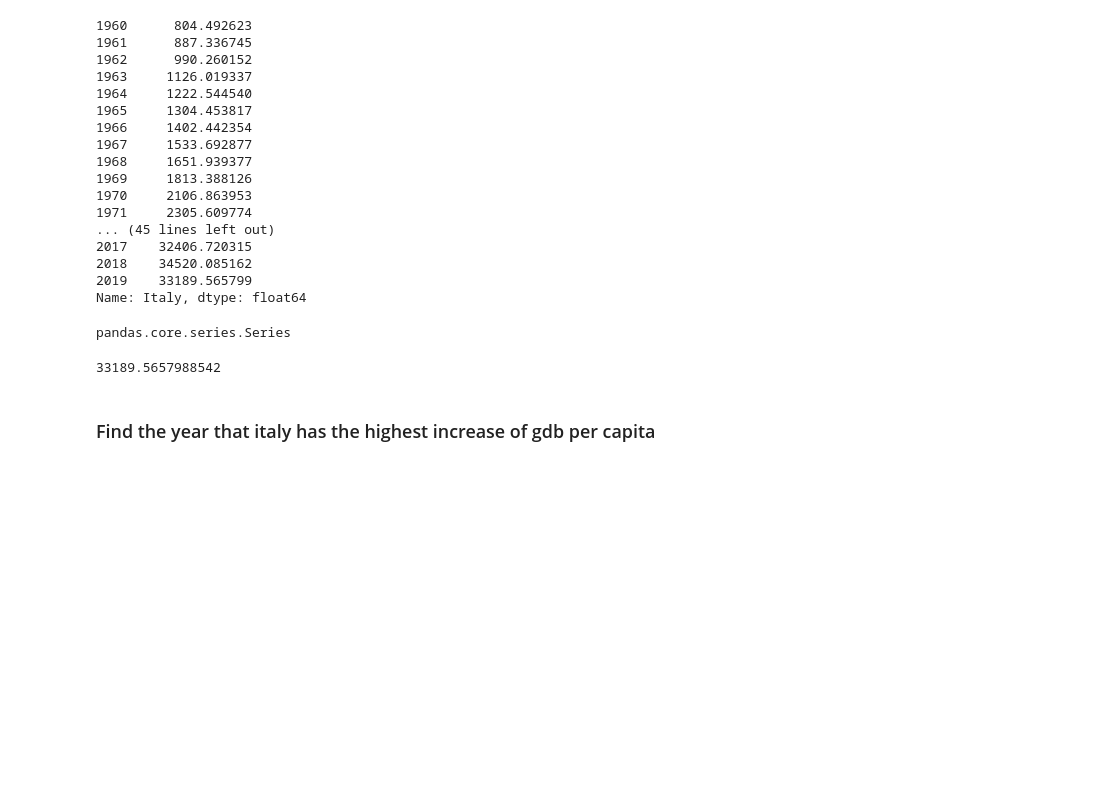
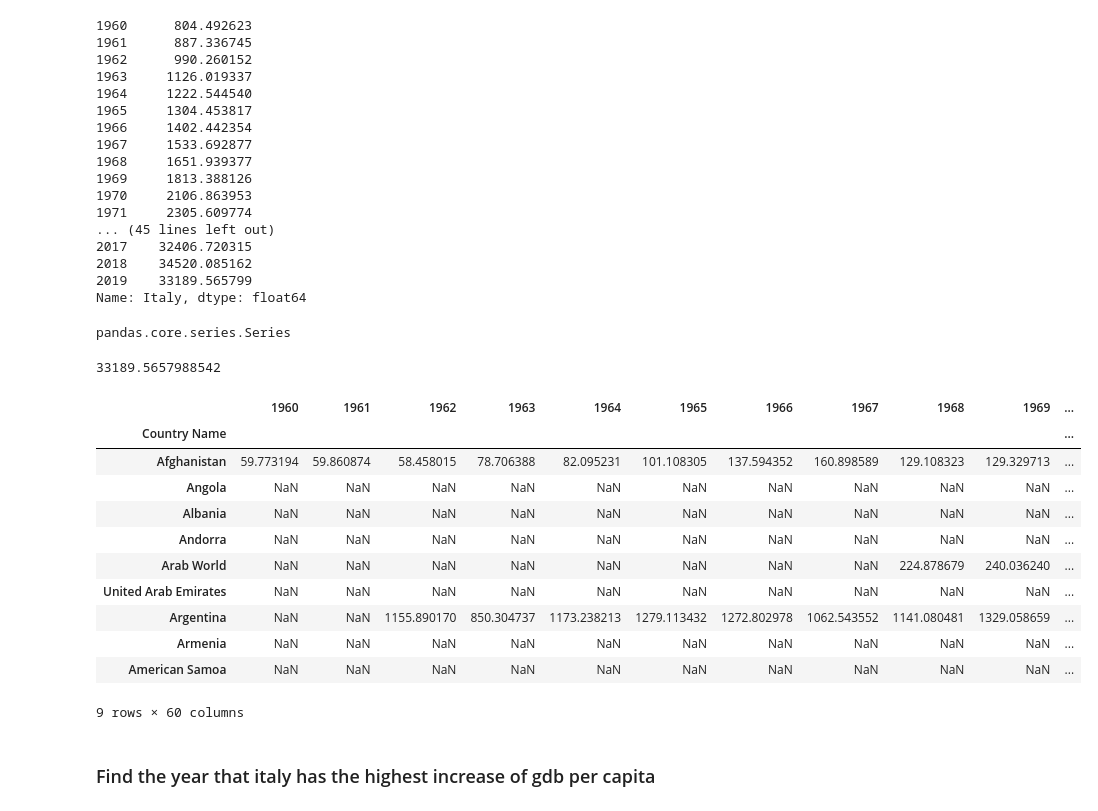
Before and after one commit to jash-ai/PYTHON, a Jupyter notebook: JK_gdp_per_capita_solutions.ipynb, the cells around one changed output. Saved outputs shown, nothing was run; the diff lists cells and outputs as text; code cells hidden in the pictures; blank space fills up the shorter version.

```diff
--- a/JK_gdp_per_capita_solutions.ipynb
+++ b/JK_gdp_per_capita_solutions.ipynb
@@ -87,15 +95,33 @@ italy
 2018    34520.085162
 2019    33189.565799
 Name: Italy, dtype: float64
-# %%
-type(italy)
-# %% [output]
-pandas.core.series.Series
+# %%
+# SERIES OF OBJECT
+type(italy)
+# %% [output]
+pandas.core.series.Series
 # %%
 # get italy's gdp per capita for 2019
 italy["2019"]
 # %% [output]
 33189.5657988542
+# %%
+##data for the first 10 rows only using iloc
+newdata =data.iloc[1:10]
+newdata
+# %% [output]
+|  | 1960 | 1961 | 1962 | 1963 | 1964 | 1965 | 1966 | 1967 | 1968 | 1969 | ... |
+| Country Name |  |  |  |  |  |  |  |  |  |  | ... |
+| Afghanistan | 59.773194 | 59.860874 | 58.458015 | 78.706388 | 82.095231 | 101.108305 | 137.594352 | 160.898589 | 129.108323 | 129.329713 | ... |
+| Angola | NaN | NaN | NaN | NaN | NaN | NaN | NaN | NaN | NaN | NaN | ... |
+| Albania | NaN | NaN | NaN | NaN | NaN | NaN | NaN | NaN | NaN | NaN | ... |
+| Andorra | NaN | NaN | NaN | NaN | NaN | NaN | NaN | NaN | NaN | NaN | ... |
+| Arab World | NaN | NaN | NaN | NaN | NaN | NaN | NaN | NaN | 224.878679 | 240.036240 | ... |
+| United Arab Emirates | NaN | NaN | NaN | NaN | NaN | NaN | NaN | NaN | NaN | NaN | ... |
+| Argentina | NaN | NaN | 1155.890170 | 850.304737 | 1173.238213 | 1279.113432 | 1272.802978 | 1062.543552 | 1141.080481 | 1329.058659 | ... |
+| Armenia | NaN | NaN | NaN | NaN | NaN | NaN | NaN | NaN | NaN | NaN | ... |
+| American Samoa | NaN | NaN | NaN | NaN | NaN | NaN | NaN | NaN | NaN | NaN | ... |
+9 rows × 60 columns
 # %% [markdown]
 ### Find the year that italy has the highest increase of gdb per capita
 # %% [markdown]
```
Also changed, not shown: parts of 19 cells of this notebook.
